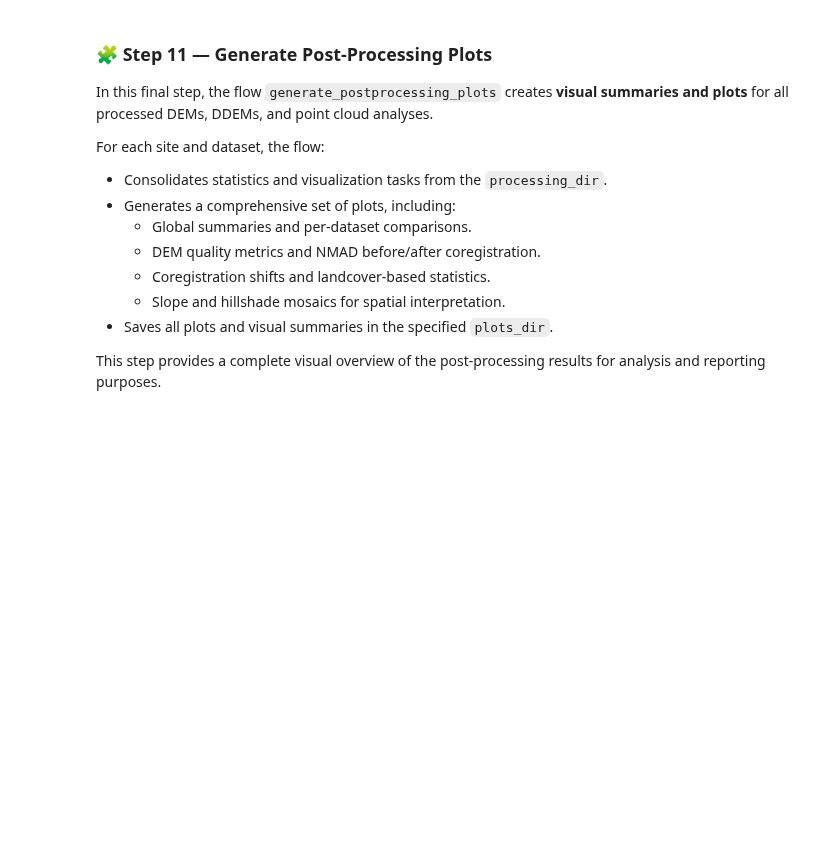
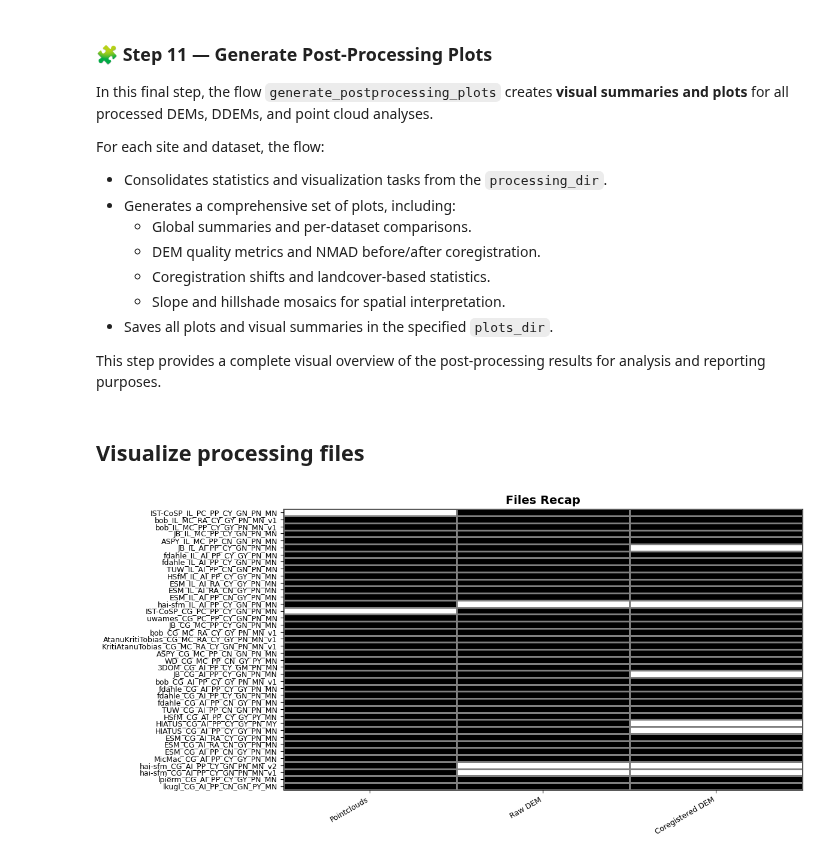
Before and after one commit to shippp/history, a Jupyter notebook: notebooks/postprocessing/post_process_pointclouds.ipynb, the cells around one changed output. Cells and saved outputs as stored; diff of their text form; code cells hidden in the pictures; blank space fills up the shorter version.

Commit message:
add the plot of processing files

```diff
--- a/notebooks/postprocessing/post_process_pointclouds.ipynb
+++ b/notebooks/postprocessing/post_process_pointclouds.ipynb
@@ -241,3 +395,9 @@ This step provides a complete visual overview of the post-processing results for
 # %%
 task_runner = ConcurrentTaskRunner(max_workers=4)
 pp.generate_postprocessing_plots.with_options(task_runner=task_runner)(processing_dir, plots_dir)
+# %% [markdown]
+## Visualize processing files
+# %%
+pp.ProcessingDirectory(processing_dir).plot()
+# %% [output]
+[figure, added]
```
Also changed, not shown: parts of 6 cells of this notebook, 3 other files.
